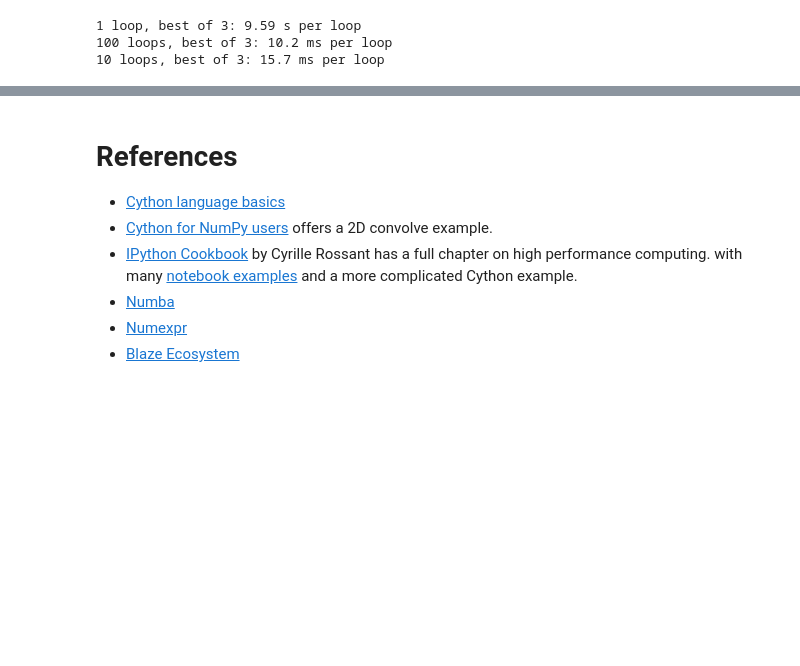
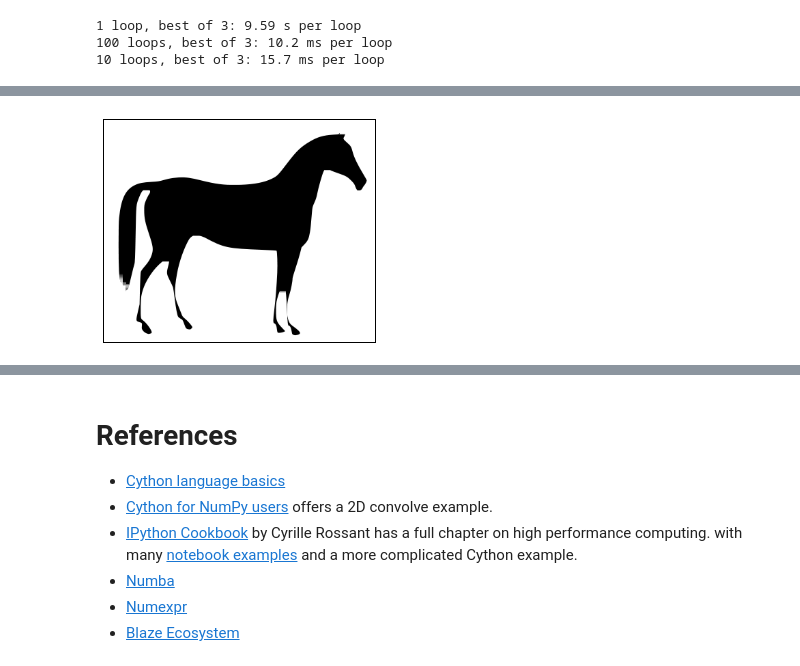
Before and after one commit to yoavram/Py4Eng, a Jupyter notebook: sessions/cython.ipynb, the cells around one changed output, grey strips where cells are left out. Drawn from its saved outputs; the diff is of its cells as text; code cells hidden in the pictures; blank space fills up the shorter version.

```diff
--- a/sessions/cython.ipynb
+++ b/sessions/cython.ipynb
@@ -517,0 +437,4 @@ display_image(mx)
+# %%
+display_image(generic_filter(horse, cmax, size=(10, 10), extra_arguments=(9,)))
+# %% [output]
+[figure, added]
```
Also changed, not shown: parts of 17 cells of this notebook, 2 other files.
